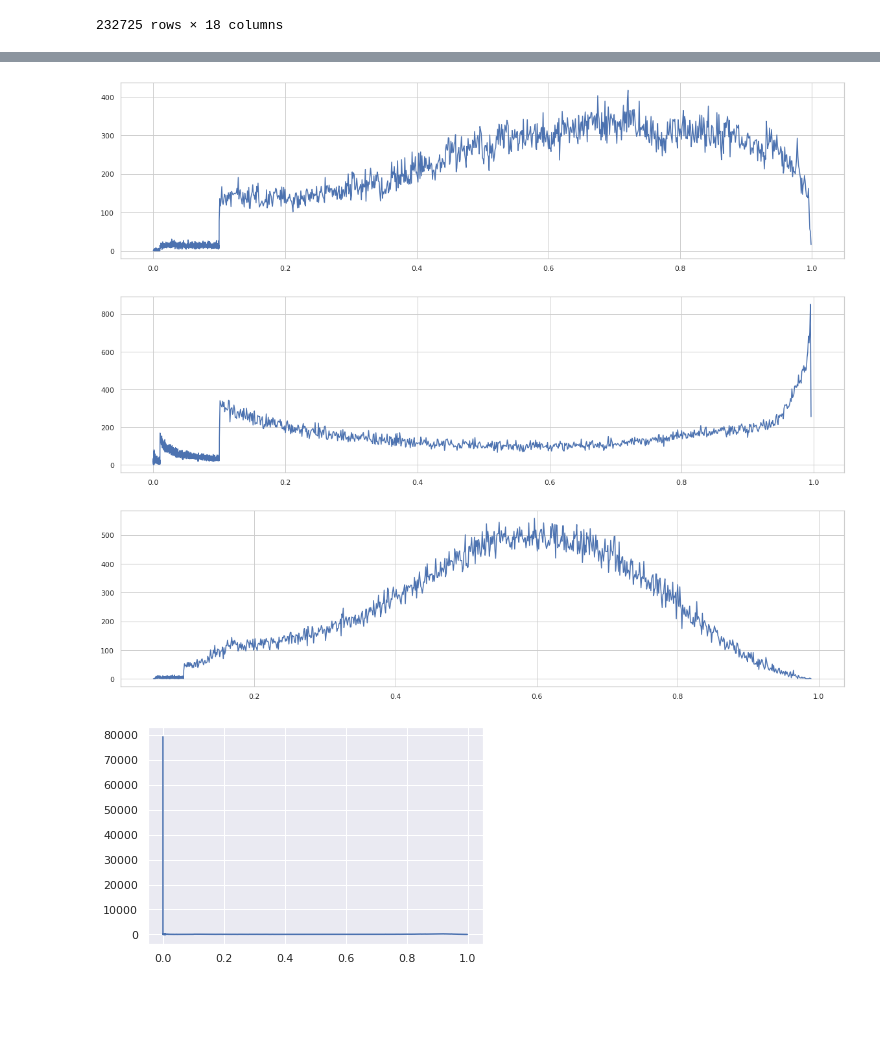
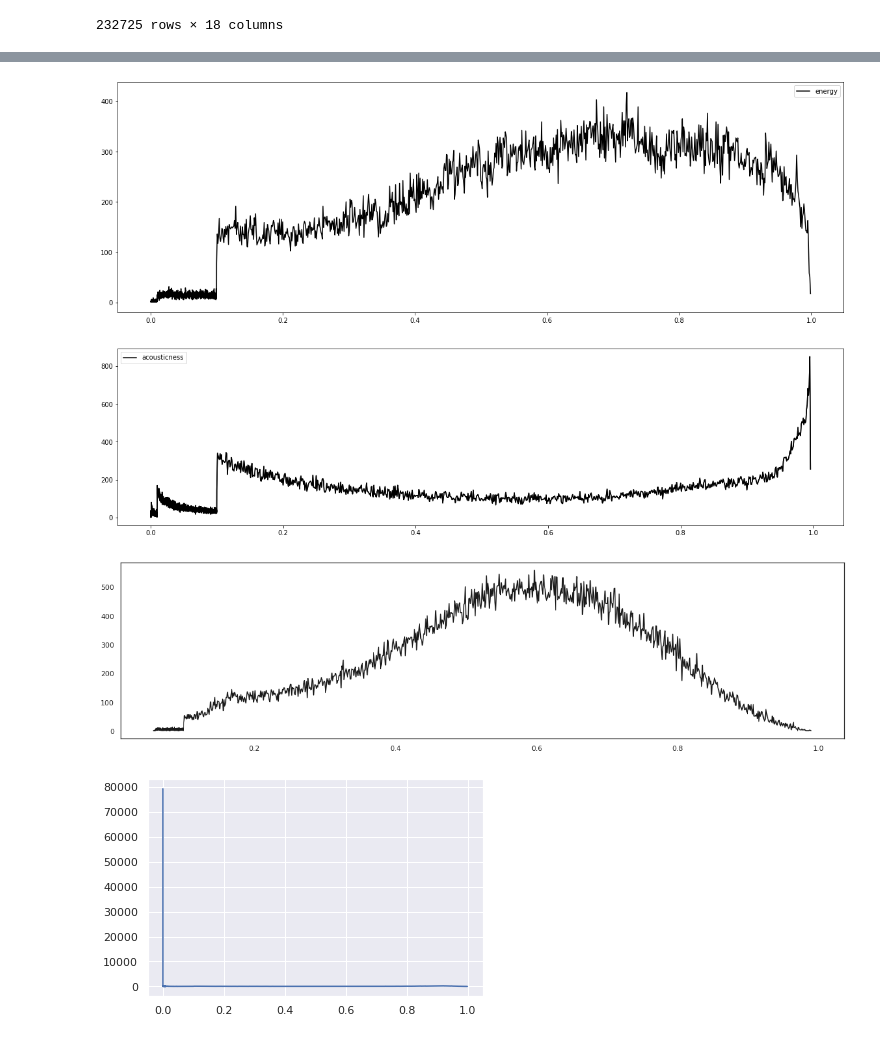
Before and after one commit to dondreojordan/Project-Notebook-Code, a Jupyter notebook: Spotify_Features_Dataset.ipynb, the cells around one changed output, grey strips where cells are left out. Saved outputs shown, nothing was run; the diff lists cells and outputs as text; code cells hidden in the pictures; blank space fills up the shorter version.

Commit message:
Updated graphs

```diff
--- a/Spotify_Features_Dataset.ipynb
+++ b/Spotify_Features_Dataset.ipynb
@@ -64,0 +82,9 @@ Spotify Features Dataframe Shape:  (232725, 18)
+# %%
+spotifyfeatures.rename({'genre':'Genre', 'artist_name':'Artist', 'track_name':'Song', 'track_id':'Track ID', 'popularity':'Popularity',
+       'acousticness':'Acousticness', 'danceability':'Danceability', 'duration_ms':'Song Duration, m/s', 'energy':'Energy',
+       'instrumentalness':'Instrumentalness', 'key':'Key Signature', 'liveness':'Liveness', 'loudness':'Loudness', 'mode':'Mode',
+       'speechiness':'Speechiness', 'tempo':'Tempo', 'time_signature':'Time_Signature', 'valence':'Valence'}, axis=1, inplace=True)
+
+# Code Renames columns for Root Spotify Features Dataset.
+
+spotifyfeatures
@@ -98,28 +189,35 @@ crosstab.plot(figsize=(25,7))
 # %%
-df['energy'].value_counts().sort_index().plot(figsize=(20,5));
+energy = spotifyfeatures['energy'].value_counts().sort_index()
+energy_df = pd.DataFrame(data=energy)
+energy_df.plot(figsize=(20,6.5), color='k');
 
 # Energy is a measure from 0.0 to 1.0 and represents a perceptual measure of intensity and activity.
 
 # Typically, energetic tracks feel fast, loud, and noisy.
 # For example, death metal has high energy, while a Bach prelude scores low on the scale.
 # Perceptual features contributing to this attribute include dynamic range, perceived loudness,
 # timbre, onset rate, and general entropy.
 
 
 # The distribution of values for this feature look like this:
 # %% [output]
-[figure, old version]
+[figure, new version]
 # %%
-df['acousticness'].value_counts().sort_index().plot(figsize=(20,5));
+acousticness = df['acousticness'].value_counts().sort_index()
+acousticness_df = pd.DataFrame(data=acousticness)
+acousticness_df.plot(figsize=(20,6.5), color='k');
+
+
+df['acousticness'].value_counts().sort_index().plot(figsize=(20,5),color='k');
 
 # A confidence measure from 0.0 to 1.0 of whether the track is acoustic.
 # 1.0 represents high confidence the track is acoustic.
 
 #The distribution of values for this feature look like this:
 # %% [output]
-[figure, old version]
+[figure, new version]
 # %%
-df['danceability'].value_counts().sort_index().plot(figsize=(20,5));
+df['danceability'].value_counts().sort_index().plot(figsize=(20,5),color='k');
 
 # A value of 0.0 is least danceable and 1.0 is most danceable.
 
@@ -128,7 +226,7 @@ df['danceability'].value_counts().sort_index().plot(figsize=(20,5));
 
 # The distribution of values for this feature look like this:
 # %% [output]
-[figure, old version]
+[figure, new version]
 # %%
 df['instrumentalness'].value_counts().sort_index().plot.line();
 
```
Also changed, not shown: parts of 20 cells of this notebook.
